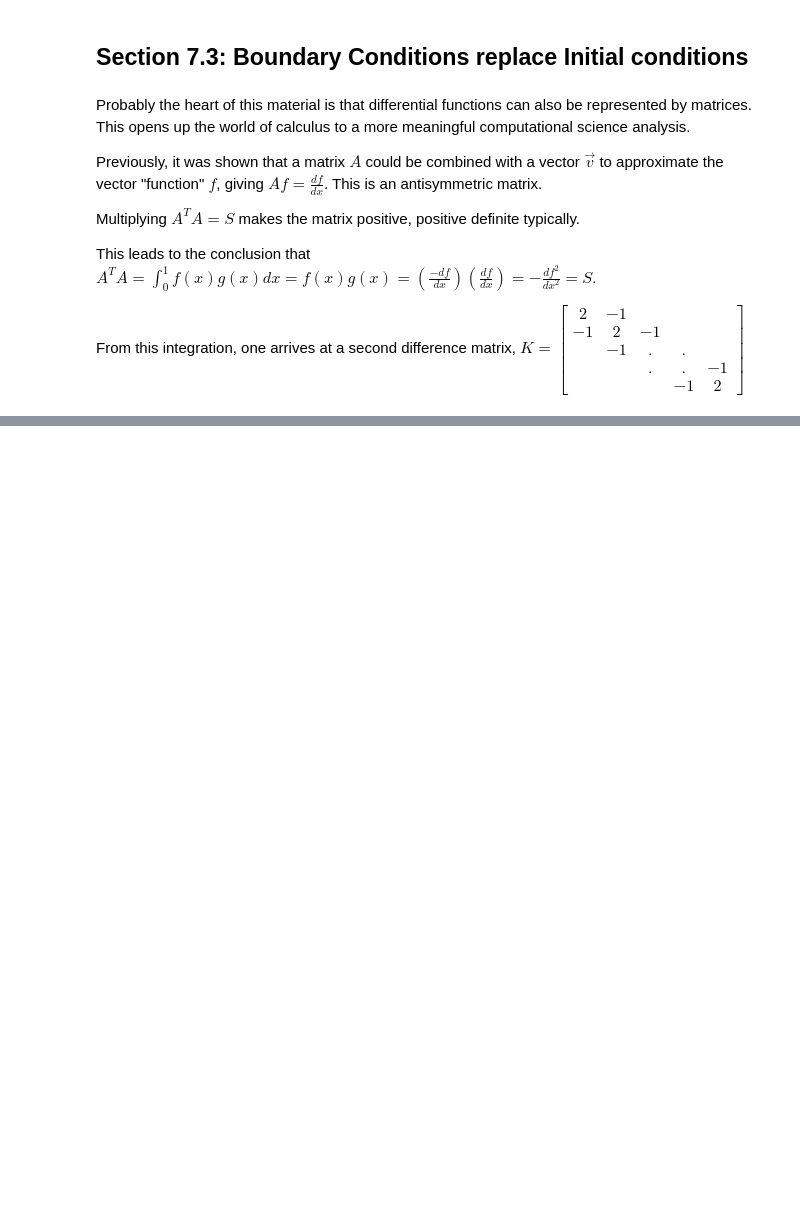
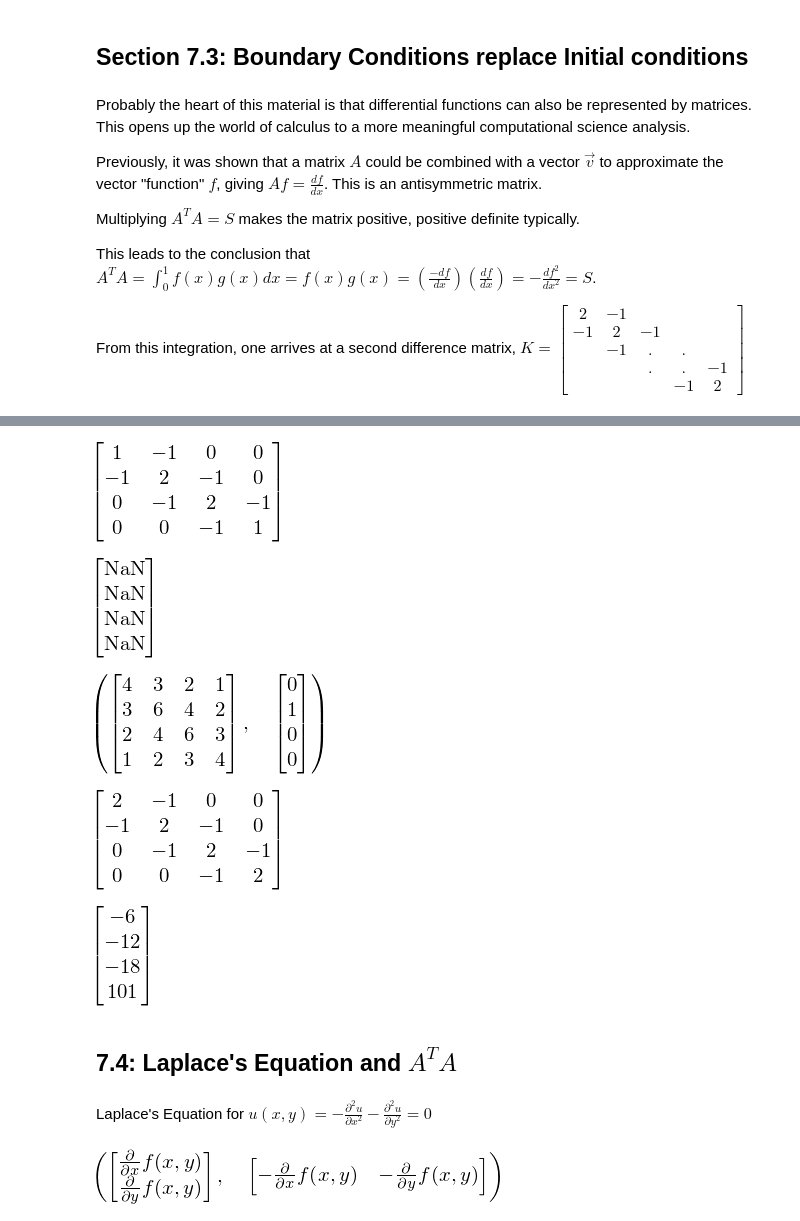
Before and after one commit to hillbs/Differential-Equations-and-Linear-Algebra, a Jupyter notebook: 18.086 Chapter 7 Applied Math.ipynb, the cells around one changed output, grey strips where cells are left out. Saved outputs shown, nothing was run; the diff lists cells and outputs as text; code cells hidden in the pictures; blank space fills up the shorter version.

```diff
--- a/18.086 Chapter 7 Applied Math.ipynb
+++ b/18.086 Chapter 7 Applied Math.ipynb
@@ -198,0 +205,43 @@ K
+# %%
+B = K.copy()
+B[0,0] = 1
+B[3,3] = 1
+B
+# %% [output]
+[figure, added]
+# %%
+B.LDLsolve(zeros(5,1))
+# %% [output]
+[figure, added]
+# %%
+#Strang (2014) p.415, Problem 10 Kv = 5*delta(x)
+K.inv()*K.det(), K.LUsolve(K.col(1))
+# %% [output]
+[figure, added]
+# %%
+K
+# %% [output]
+[figure, added]
+# %%
+#Strang, p.415, Problem 15.
+K*Matrix([1,8,27,64])
+#Notice that the result is the second derivative of the cubic function (apart from the last)
+# %% [output]
+[figure, added]
+# %% [markdown]
+## 7.4: Laplace's Equation and $A^TA$
+# %% [markdown]
+Laplace's Equation for $u(x,y) = - \frac{\partial^2 u}{\partial x^2} - \frac{\partial^2 u}{\partial y^2} = 0$
+# %%
+#Gradient (2D
+def sympy_gradient(func, x,y):
+    '''func must be a Function class'''
+    return Matrix([diff(func,x),diff(func,y)])
+def sympy_div(func,x,y):
+    '''func must be of Function class'''
+    return Matrix([[-(diff(func,x)),-(diff(func,y))]])
+#Not completely sure about the div implementation -- the functions should be f1 and f2.
+
+sympy_gradient(f(x,y),x,y), sympy_div(f(x,y),x,y)
+# %% [output]
+[figure, added]
```
Also changed, not shown: parts of 25 cells of this notebook.
